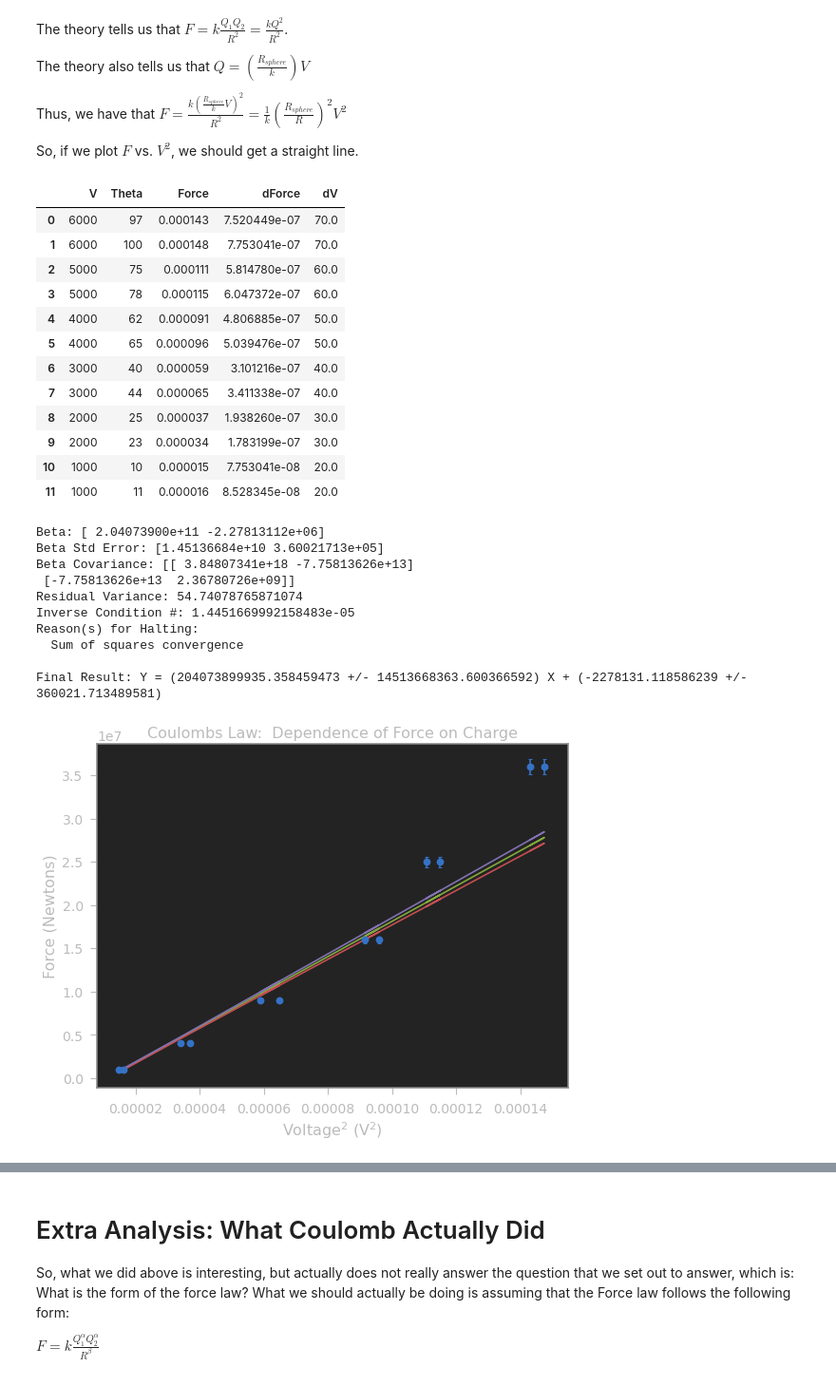
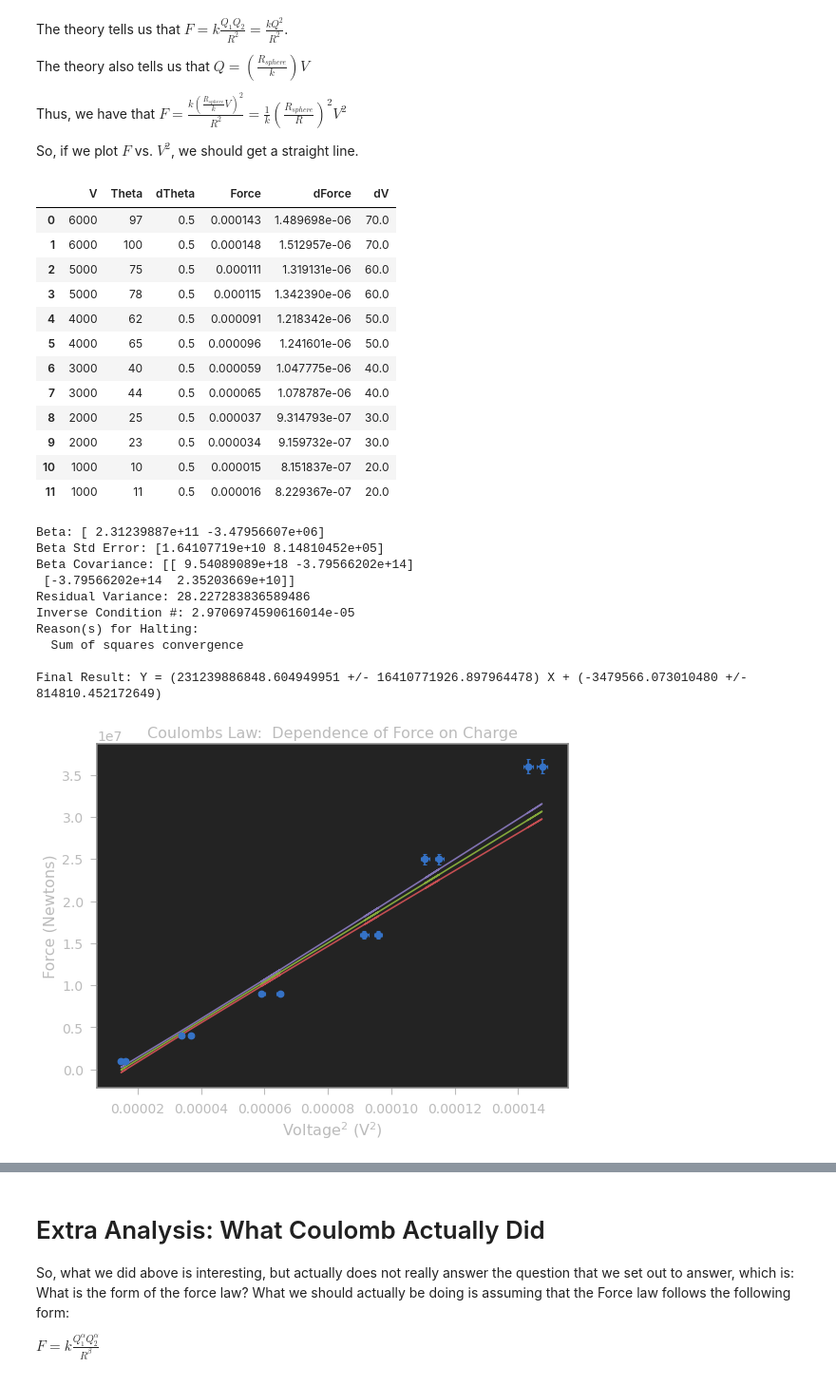
Before and after one commit to brash99/Phys202L, a Jupyter notebook: JupyterNotebooks/Coulombs_Law_Analysis_ODR.ipynb, the cells around one changed output, grey strips where cells are left out. Shown: that part at 95% size. Drawn from its saved outputs; the diff is of its cells as text; code cells hidden in the pictures.

```diff
--- a/JupyterNotebooks/Coulombs_Law_Analysis_ODR.ipynb
+++ b/JupyterNotebooks/Coulombs_Law_Analysis_ODR.ipynb
@@ -410,11 +429,11 @@ The extracted value of $k_e$ is $(11.6 \pm 3.6) \times 10^{9} Nm^2/C^2$.  This i
 # The data elements are [Voltage in Volts, angle in degrees] ... again, since we are going to do a linear regression using OLS, we will
 # not include errors in the angle at this point
 
-data2 = [[6000,97], [6000,100], [5000,75], [5000,78],
-         [4000,62], [4000,65], [3000,40], [3000,44],
-         [2000,25], [2000,23], [1000,10], [1000,11]]
+data2 = [[6000,97,0.5], [6000,100,0.5], [5000,75,0.5], [5000,78,0.5],
+         [4000,62,0.5], [4000,65,0.5], [3000,40,0.5], [3000,44,0.5],
+         [2000,25,0.5], [2000,23,0.5], [1000,10,0.5], [1000,11,0.5]]
 
 # create dataframe
-df3 = pd.DataFrame(data2, columns = ['V', 'Theta'])
+df3 = pd.DataFrame(data2, columns = ['V', 'Theta','dTheta'])
 df3
 # %% [output]
@@ -442,33 +461,34 @@ So, if we plot $F$ vs. $V^2$, we should get a straight line.
 # %%
 
 df3['Force'] = df3['Theta']*calibration_factor
-df3['dForce'] = df3['Theta']*dcalibration_factor
+df3['dForce'] = df3['Force']*(dcalibration_factor/calibration_factor +
+                              df3['dTheta']/df3['Theta'])
 
 df3['dV'] = 10.0 + 0.01*df3['V']
 
 # It turns out, due to some numerical precision issues, that in order to get
 # a successful fit we need to plot the voltage in kV, rather than Volts.
 #
 # If you are interested in the specifics of why that happens, please ask me about it!
 
 #df3['kV'] = df3['V']/1000.0
 #df3['dkV'] = df3['dV']/1000.0
 
 df3
 # %% [output]
-|  | V | Theta | Force | dForce | dV |
-| 0 | 6000 | 97 | 0.000143 | 7.520449e-07 | 70.0 |
-| 1 | 6000 | 100 | 0.000148 | 7.753041e-07 | 70.0 |
-| 2 | 5000 | 75 | 0.000111 | 5.814780e-07 | 60.0 |
-| 3 | 5000 | 78 | 0.000115 | 6.047372e-07 | 60.0 |
-| 4 | 4000 | 62 | 0.000091 | 4.806885e-07 | 50.0 |
-| 5 | 4000 | 65 | 0.000096 | 5.039476e-07 | 50.0 |
-| 6 | 3000 | 40 | 0.000059 | 3.101216e-07 | 40.0 |
-| 7 | 3000 | 44 | 0.000065 | 3.411338e-07 | 40.0 |
-| 8 | 2000 | 25 | 0.000037 | 1.938260e-07 | 30.0 |
-| 9 | 2000 | 23 | 0.000034 | 1.783199e-07 | 30.0 |
-| 10 | 1000 | 10 | 0.000015 | 7.753041e-08 | 20.0 |
-| 11 | 1000 | 11 | 0.000016 | 8.528345e-08 | 20.0 |
+|  | V | Theta | dTheta | Force | dForce | dV |
+| 0 | 6000 | 97 | 0.5 | 0.000143 | 1.489698e-06 | 70.0 |
+| 1 | 6000 | 100 | 0.5 | 0.000148 | 1.512957e-06 | 70.0 |
+| 2 | 5000 | 75 | 0.5 | 0.000111 | 1.319131e-06 | 60.0 |
+| 3 | 5000 | 78 | 0.5 | 0.000115 | 1.342390e-06 | 60.0 |
+| 4 | 4000 | 62 | 0.5 | 0.000091 | 1.218342e-06 | 50.0 |
+| 5 | 4000 | 65 | 0.5 | 0.000096 | 1.241601e-06 | 50.0 |
+| 6 | 3000 | 40 | 0.5 | 0.000059 | 1.047775e-06 | 40.0 |
+| 7 | 3000 | 44 | 0.5 | 0.000065 | 1.078787e-06 | 40.0 |
+| 8 | 2000 | 25 | 0.5 | 0.000037 | 9.314793e-07 | 30.0 |
+| 9 | 2000 | 23 | 0.5 | 0.000034 | 9.159732e-07 | 30.0 |
+| 10 | 1000 | 10 | 0.5 | 0.000015 | 8.151837e-07 | 20.0 |
+| 11 | 1000 | 11 | 0.5 | 0.000016 | 8.229367e-07 | 20.0 |
 # %%
 yi = (df3['V'])**2
 xi = df3['Force']
@@ -527,17 +547,17 @@ plt.ylabel('Force (Newtons)')
 plt.title('Coulombs Law:  Dependence of Force on Charge')
 plt.show()
 # %% [output]
-Beta: [ 2.04073900e+11 -2.27813112e+06]
-Beta Std Error: [1.45136684e+10 3.60021713e+05]
-Beta Covariance: [[ 3.84807341e+18 -7.75813626e+13]
- [-7.75813626e+13  2.36780726e+09]]
-Residual Variance: 54.74078765871074
-Inverse Condition #: 1.4451669992158483e-05
+Beta: [ 2.31239887e+11 -3.47956607e+06]
+Beta Std Error: [1.64107719e+10 8.14810452e+05]
+Beta Covariance: [[ 9.54089089e+18 -3.79566202e+14]
+ [-3.79566202e+14  2.35203669e+10]]
+Residual Variance: 28.227283836589486
+Inverse Condition #: 2.9706974590616014e-05
 Reason(s) for Halting:
   Sum of squares convergence
 
-Final Result: Y = (204073899935.358459473 +/- 14513668363.600366592) X + (-2278131.118586239 +/- 360021.713489581)
+Final Result: Y = (231239886848.604949951 +/- 16410771926.897964478) X + (-3479566.073010480 +/- 814810.452172649)
-[figure, old version]
+[figure, new version]
 # %%
 #
 # Now, let us see if we can calculate what k is, based on the slope from the previous graph
```
Also changed, not shown: parts of 21 cells of this notebook.
